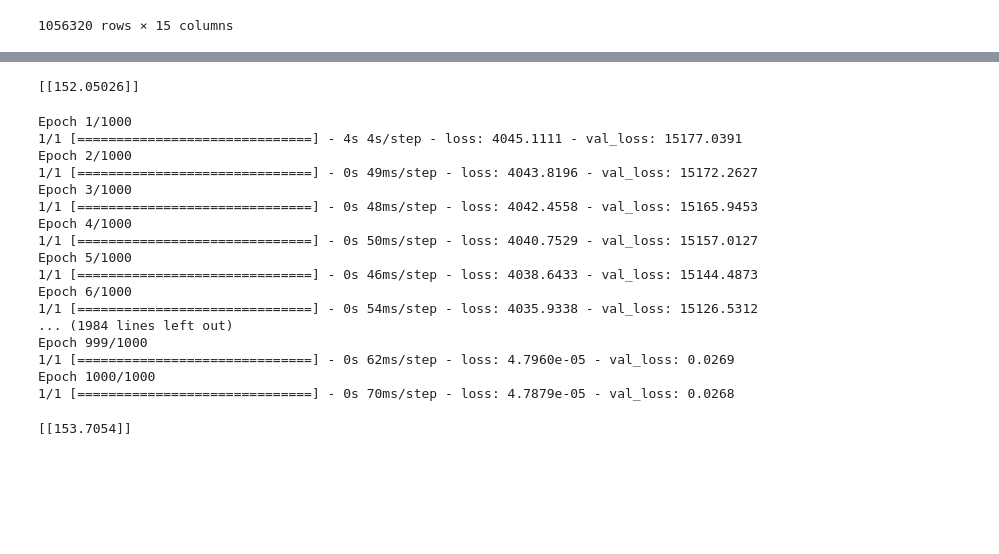
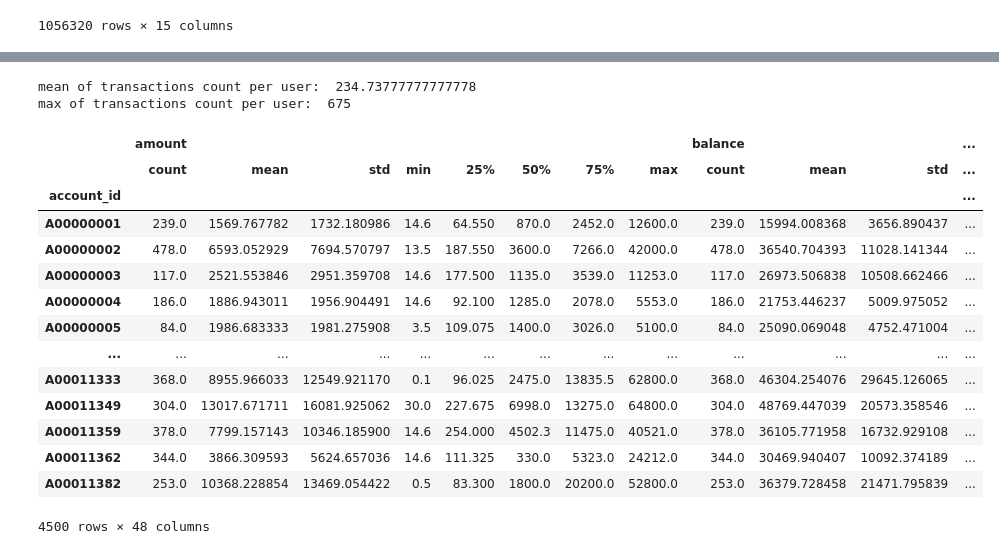
Before and after one commit to ebarkhordar/clustering-of-bank-customers, a Jupyter notebook: Czech_customer_segmentation.ipynb, the cells around one changed output, grey strips where cells are left out. Drawn from its saved outputs; the diff is of its cells as text; code cells hidden in the pictures; blank space fills up the shorter version.

```diff
--- a/Czech_customer_segmentation.ipynb
+++ b/Czech_customer_segmentation.ipynb
@@ -123,42 +81,24 @@ Epoch 1000/1000
-# %%
-test_input = array([50,51,52])
-test_input = test_input.reshape((1, 3, 1))
-test_output = model.predict(test_input, verbose=0)
-print(test_output)
-# %% [output]
-[[152.05026]]
-# %%
-model = Sequential()
-model.add(LSTM(200, activation='relu', return_sequences=True, input_shape=(3, 1)))
-model.add(LSTM(100, activation='relu', return_sequences=True))
-model.add(LSTM(50, activation='relu', return_sequences=True))
-model.add(LSTM(25, activation='relu'))
-model.add(Dense(20, activation='relu'))
-model.add(Dense(10, activation='relu'))
-model.add(Dense(1))
-model.compile(optimizer='adam', loss='mse')
-
-history = model.fit(X, Y, epochs=1000, validation_split=0.2, verbose=1)
-# %% [output]
-Epoch 1/1000
-1/1 [==============================] - 4s 4s/step - loss: 4045.1111 - val_loss: 15177.0391
-Epoch 2/1000
-1/1 [==============================] - 0s 49ms/step - loss: 4043.8196 - val_loss: 15172.2627
-Epoch 3/1000
-1/1 [==============================] - 0s 48ms/step - loss: 4042.4558 - val_loss: 15165.9453
-Epoch 4/1000
-1/1 [==============================] - 0s 50ms/step - loss: 4040.7529 - val_loss: 15157.0127
-Epoch 5/1000
-1/1 [==============================] - 0s 46ms/step - loss: 4038.6433 - val_loss: 15144.4873
-Epoch 6/1000
-1/1 [==============================] - 0s 54ms/step - loss: 4035.9338 - val_loss: 15126.5312
-... (1984 lines left out)
-Epoch 999/1000
-1/1 [==============================] - 0s 62ms/step - loss: 4.7960e-05 - val_loss: 0.0269
-Epoch 1000/1000
-1/1 [==============================] - 0s 70ms/step - loss: 4.7879e-05 - val_loss: 0.0268
-# %%
-test_output = model.predict(test_input, verbose=0)
-print(test_output)
-# %% [output]
-[[153.7054]]
+# %%
+print("mean of transactions count per user: ",df_grouped.size().mean())
+print("max of transactions count per user: ",df_grouped.size().max())
+# %% [output]
+mean of transactions count per user:  234.73777777777778
+max of transactions count per user:  675
+# %%
+df_grouped.describe()
+# %% [output]
+|  | amount |  |  |  |  |  |  |  | balance |  |  | ... |
+|  | count | mean | std | min | 25% | 50% | 75% | max | count | mean | std | ... |
+| account_id |  |  |  |  |  |  |  |  |  |  |  | ... |
+| A00000001 | 239.0 | 1569.767782 | 1732.180986 | 14.6 | 64.550 | 870.0 | 2452.0 | 12600.0 | 239.0 | 15994.008368 | 3656.890437 | ... |
+| A00000002 | 478.0 | 6593.052929 | 7694.570797 | 13.5 | 187.550 | 3600.0 | 7266.0 | 42000.0 | 478.0 | 36540.704393 | 11028.141344 | ... |
+| A00000003 | 117.0 | 2521.553846 | 2951.359708 | 14.6 | 177.500 | 1135.0 | 3539.0 | 11253.0 | 117.0 | 26973.506838 | 10508.662466 | ... |
+| A00000004 | 186.0 | 1886.943011 | 1956.904491 | 14.6 | 92.100 | 1285.0 | 2078.0 | 5553.0 | 186.0 | 21753.446237 | 5009.975052 | ... |
+| A00000005 | 84.0 | 1986.683333 | 1981.275908 | 3.5 | 109.075 | 1400.0 | 3026.0 | 5100.0 | 84.0 | 25090.069048 | 4752.471004 | ... |
+| ... | ... | ... | ... | ... | ... | ... | ... | ... | ... | ... | ... | ... |
+| A00011333 | 368.0 | 8955.966033 | 12549.921170 | 0.1 | 96.025 | 2475.0 | 13835.5 | 62800.0 | 368.0 | 46304.254076 | 29645.126065 | ... |
+| A00011349 | 304.0 | 13017.671711 | 16081.925062 | 30.0 | 227.675 | 6998.0 | 13275.0 | 64800.0 | 304.0 | 48769.447039 | 20573.358546 | ... |
+| A00011359 | 378.0 | 7799.157143 | 10346.185900 | 14.6 | 254.000 | 4502.3 | 11475.0 | 40521.0 | 378.0 | 36105.771958 | 16732.929108 | ... |
+| A00011362 | 344.0 | 3866.309593 | 5624.657036 | 14.6 | 111.325 | 330.0 | 5323.0 | 24212.0 | 344.0 | 30469.940407 | 10092.374189 | ... |
+| A00011382 | 253.0 | 10368.228854 | 13469.054422 | 0.5 | 83.300 | 1800.0 | 20200.0 | 52800.0 | 253.0 | 36379.728458 | 21471.795839 | ... |
+4500 rows × 48 columns
```
Also changed, not shown: parts of 12 cells of this notebook.
